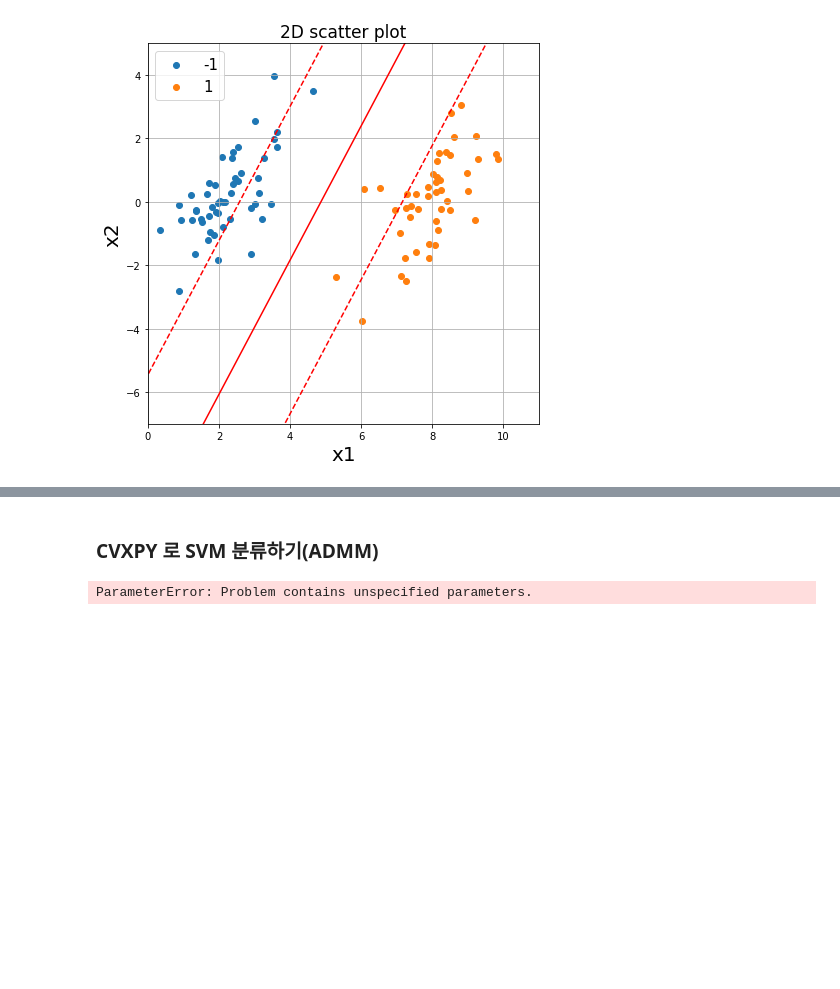
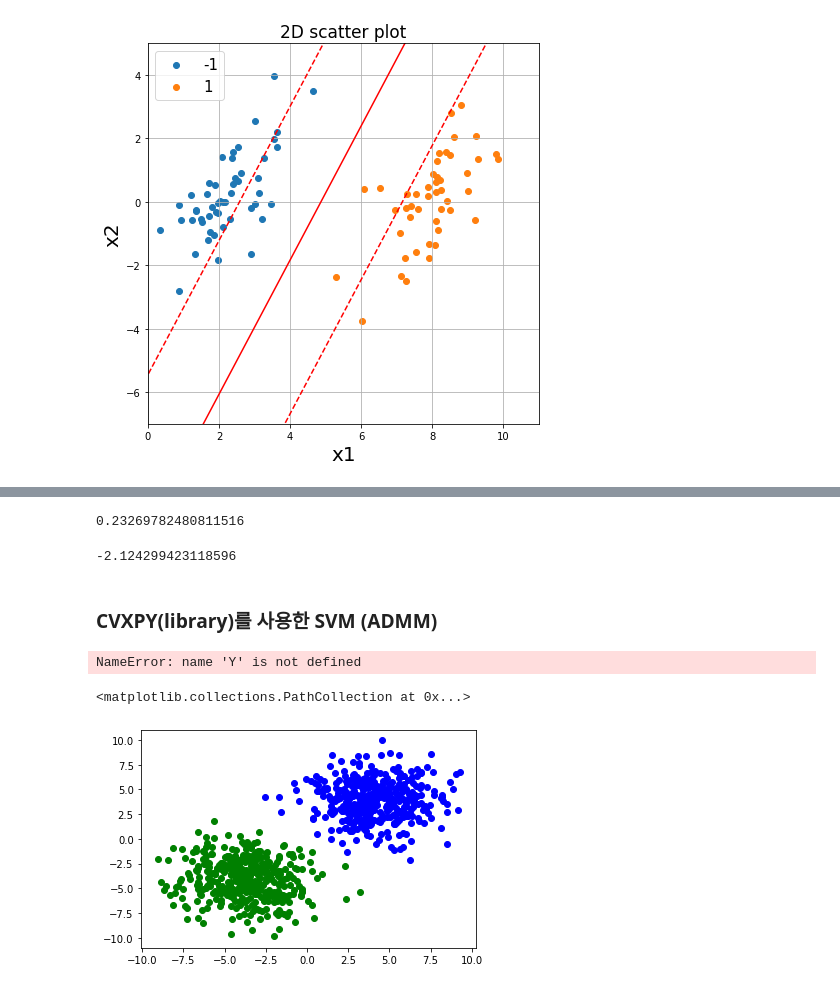
Before and after one commit to DeepHaeJoong/Optimazation, a Jupyter notebook: admm/ADMM.ipynb, the cells around one changed output, grey strips where cells are left out. Saved outputs shown, nothing was run; the diff lists cells and outputs as text; code cells hidden in the pictures; blank space fills up the shorter version.

```diff
--- a/admm/ADMM.ipynb
+++ b/admm/ADMM.ipynb
@@ -91,5 +100,13 @@ plt.show()
+# %%
+np.sum(clf.coef_ ** 2)
+# %% [output]
+0.23269782480811516
+# %%
+clf.intercept_[0]
+# %% [output]
+-2.124299423118596
 # %% [markdown]
-### CVXPY 로 SVM 분류하기(ADMM)
+### CVXPY(library)를 사용한 SVM (ADMM)
 # %%
 # Form SVM with L1 regularization problem.
 
@@ -100,11 +117,30 @@ m = 100
 
 beta = cp.Variable((n,1))
 v = cp.Variable()
-loss = cp.sum(cp.pos(1 - cp.multiply(Y, X @ beta - v)))
+loss = cp.sum(cp.pos(1 - cp.multiply(Y, X @ beta + v)))
 reg = cp.norm(beta, 2)
 lambd = cp.Parameter(nonneg=True)
 prob = cp.Problem(cp.Minimize(loss/m + lambd*reg))
+# %% [output]
+NameError: name 'Y' is not defined
-# %%
-prob.solve()
-# %% [output]
-ParameterError: Problem contains unspecified parameters.
+# %%
+%matplotlib inline
+import cvxpy
+import matplotlib.pyplot as plt
+import multiprocessing
+import numpy as np
+import defs
+np.random.seed(5)
+
+#### Start with distributed SVMs
+# Create a classification dataset
+x1 = np.random.normal(4, 2, (2, 400))
+x2 = np.random.normal(-4, 2, (2, 400))
+X = np.hstack([x1, x2])
+X = np.vstack([X, np.ones((1, 800))]) # add a bias term into the datapoints
+Y = np.hstack([np.ones((1, 400)), -np.ones((1, 400))])
+plt.scatter(X[0, :400], X[1, :400], color='blue')
+plt.scatter(X[0, 400:], X[1, 400:], color='green')
+# %% [output]
+<matplotlib.collections.PathCollection at 0x...>
+[figure, added]
```
Also changed, not shown: parts of 16 cells of this notebook, 1 other file.
